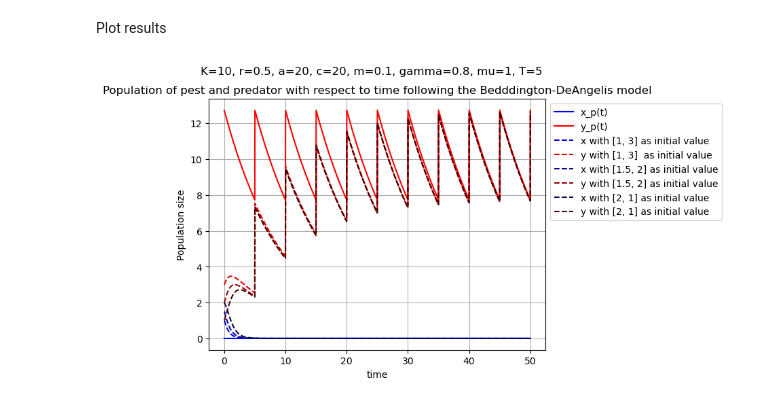
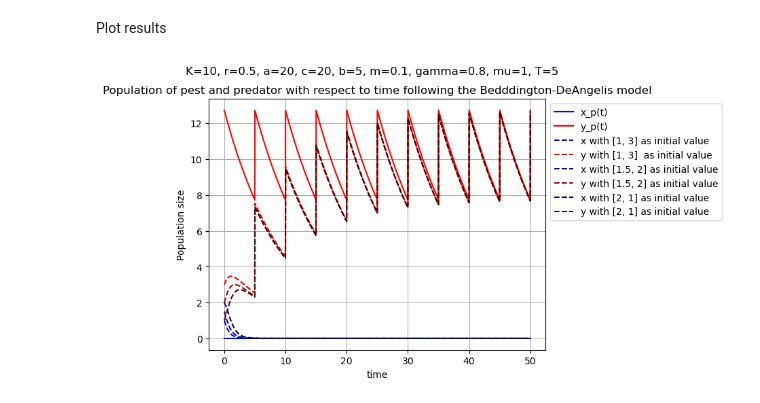
Before and after one commit to AinatianaLoyens/First_sim_CACOLAC, a Jupyter notebook: simulations_executable.ipynb, the cells around one changed output. Saved outputs shown, nothing was run; the diff lists cells and outputs as text; code cells hidden in the pictures.

```diff
--- a/simulations_executable.ipynb
+++ b/simulations_executable.ipynb
@@ -122,21 +122,21 @@ Plot results
 # %%
 #time points
 t = xy_p[2]
 
 plt.plot(t, x_p, color = (0,0,1), label = 'x_p(t)')
 plt.plot(t, y_p, color = (1,0,0), label = 'y_p(t)')
 plt.plot(t, x_a, color = (0,0,0.9), linestyle='--', label=f'x with {x0y0_a} as initial value')
 plt.plot(t, y_a, color = (0.9,0,0), linestyle='--', label=f'y with {x0y0_a}  as initial value')
 plt.plot(t, x_f, color = (0,0,0.6), linestyle='--', label=f'x with {x0y0_f} as initial value')
 plt.plot(t, y_f, color = (0.6,0,0), linestyle='--', label=f'y with {x0y0_f} as initial value')
 plt.plot(t, x_i, color = (0,0,0.3), linestyle='--', label=f'x with {x0y0_i} as initial value')
 plt.plot(t, y_i, color = (0.3,0,0), linestyle='--', label=f'y with {x0y0_i} as initial value')
 plt.xlabel('time')
 plt.ylabel('Population size')
 plt.title('Population of pest and predator with respect to time following the Bedddington-DeAngelis model')
-plt.suptitle(f'{K=}, {r=}, {a=}, {c=}, {m=}, {gamma=}, {mu=}, {T=}')
+plt.suptitle(f'{K=}, {r=}, {a=}, {c=}, {b=}, {m=}, {gamma=}, {mu=}, {T=}')
 plt.legend(loc= 'upper left', bbox_to_anchor=(1,1))
 plt.grid()
 plt.show()
 # %% [output]
-[figure, old version]
+[figure, new version]
```
